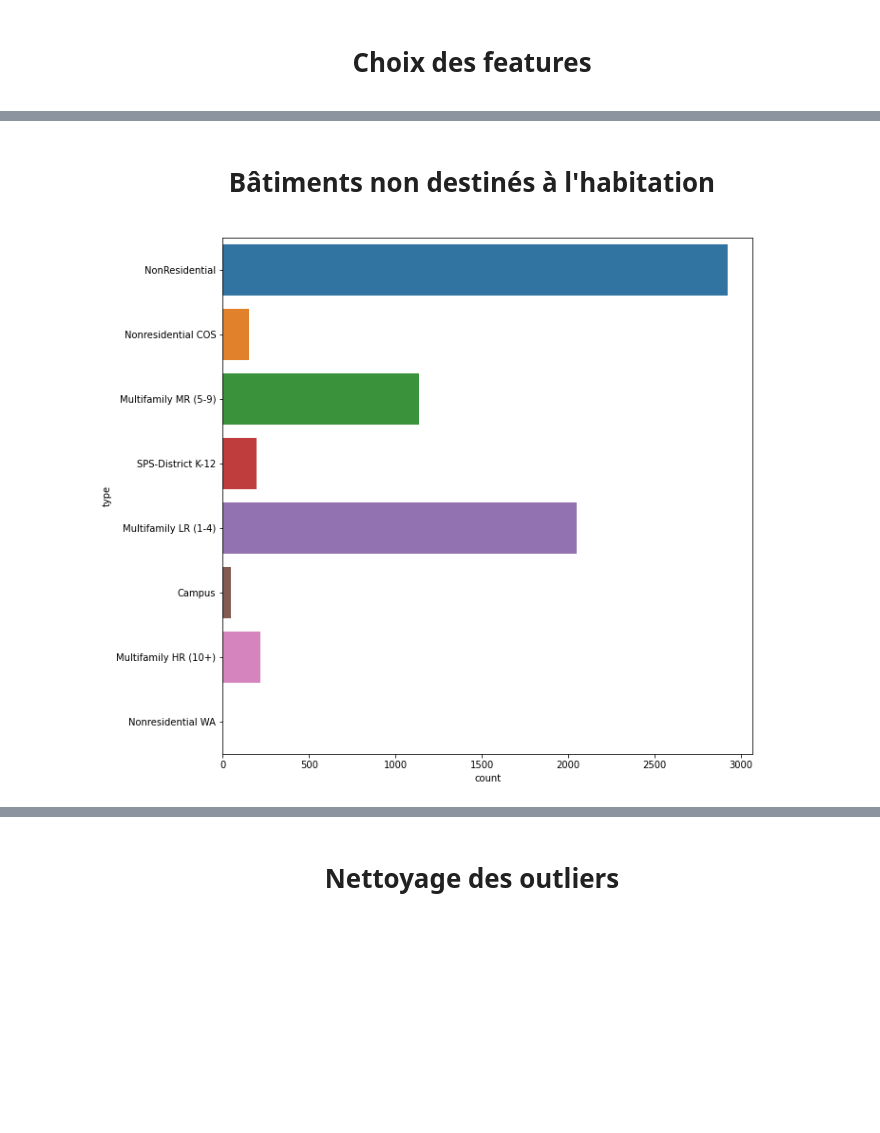
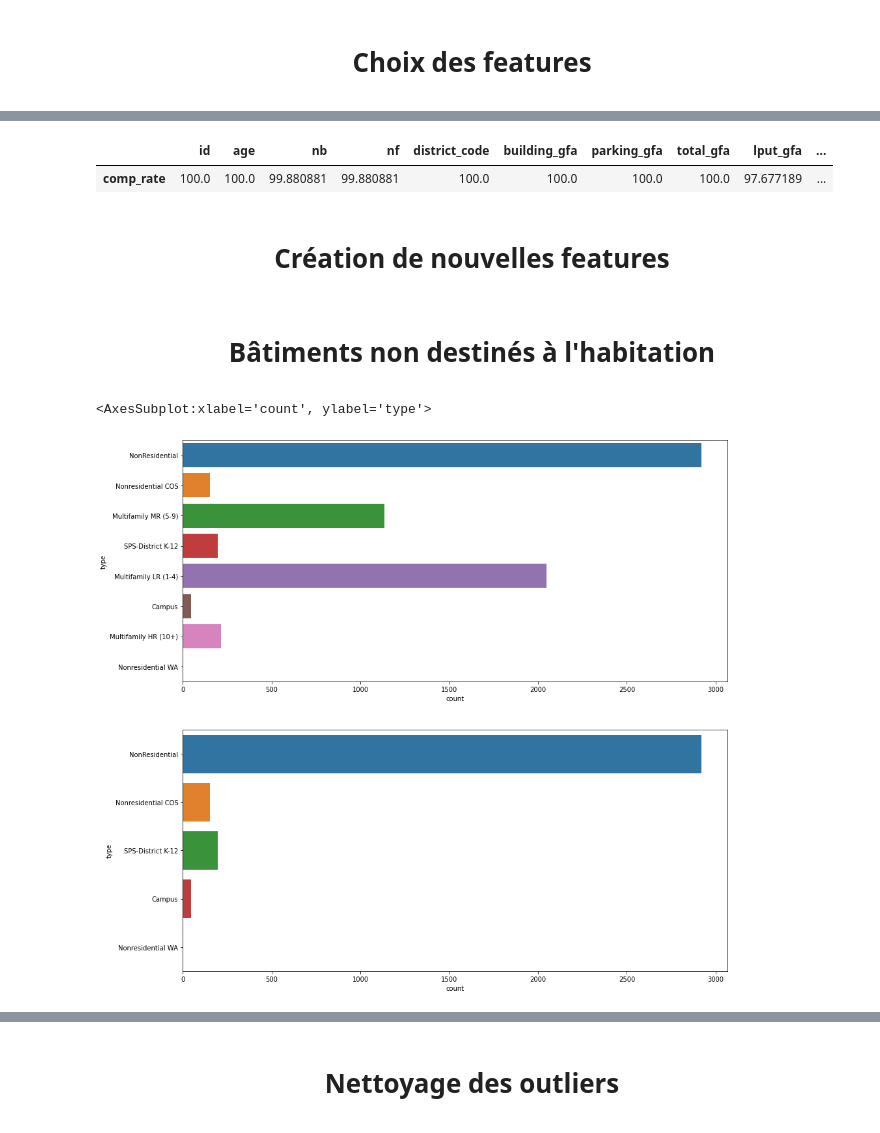
Before and after one commit to datanab/energy-consumption-prediction, a Jupyter notebook: Pélec_01_notebook_2.ipynb, the cells around one changed output, grey strips where cells are left out. Drawn from its saved outputs; the diff is of its cells as text; code cells hidden in the pictures; blank space fills up the shorter version.

```diff
--- a/Pélec_01_notebook_2.ipynb
+++ b/Pélec_01_notebook_2.ipynb
@@ -204,0 +236,11 @@ plt.show()
+# %%
+completion_rate = (100*bench_model.describe().T[['count']]/bench_model.shape[0]).T
+completion_rate.index=['comp_rate']
+completion_rate
+# %% [output]
+|  | id | age | nb | nf | district_code | building_gfa | parking_gfa | total_gfa | lput_gfa | ... |
+| comp_rate | 100.0 | 100.0 | 99.880881 | 99.880881 | 100.0 | 100.0 | 100.0 | 100.0 | 97.677189 | ... |
+# %%
+bench_model = bench_model.drop(columns=['tput','tput_gfa'])
+# %% [markdown]
+# <p style = 'text-align:center'> Création de nouvelles features </p>
@@ -205,7 +255,10 @@ plt.show()
 # %% [markdown]
 # <p style = 'text-align:center'> Bâtiments non destinés à l'habitation </p>
 # %%
-fig, ax = plt.subplots(figsize=(10,10))
-ax = sns.countplot(y=bench_model.type)
+fig, ax = plt.subplots(2,1,figsize=(15,15))
+sns.countplot(y=bench_model.type, ax=ax[0])
+bench_model = bench_model.drop(bench_model[bench_model['type'].str.contains('Multifamily')].index)
+sns.countplot(y=bench_model.type, ax=ax[1])
 # %% [output]
+<AxesSubplot:xlabel='count', ylabel='type'>
-[figure, old version]
+[figure, new version]
```
Also changed, not shown: parts of 32 cells of this notebook, 12 other files.
